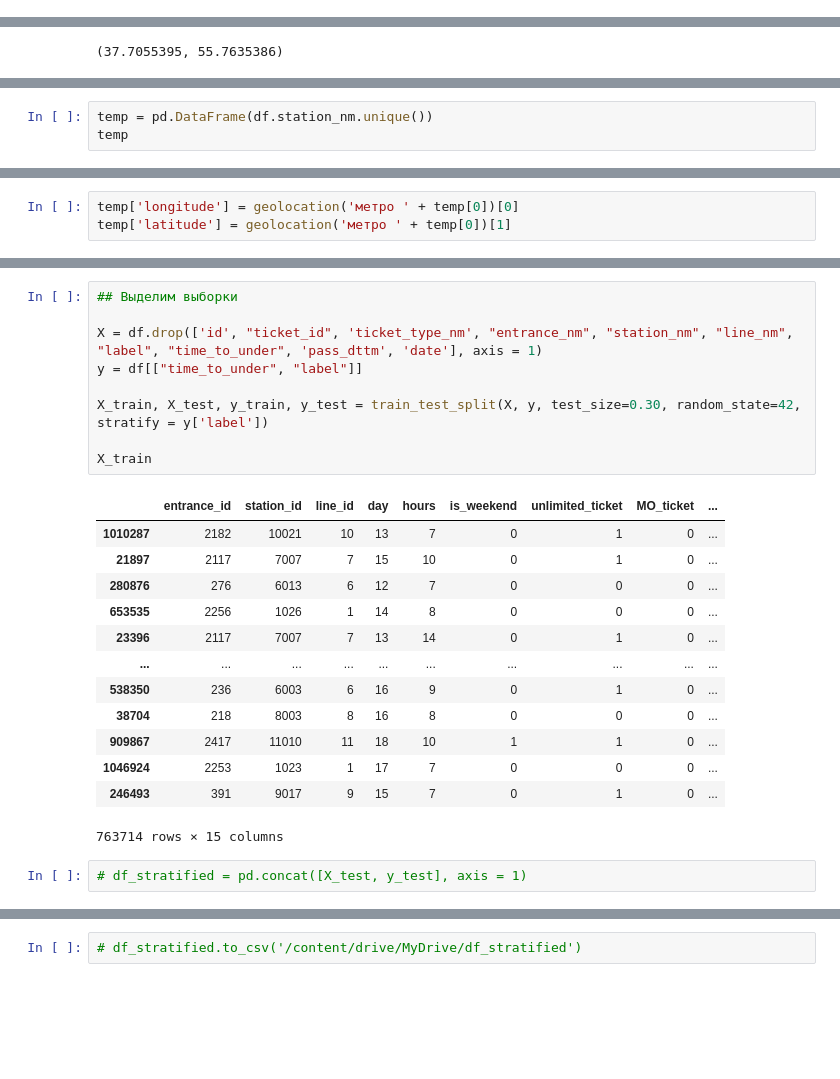
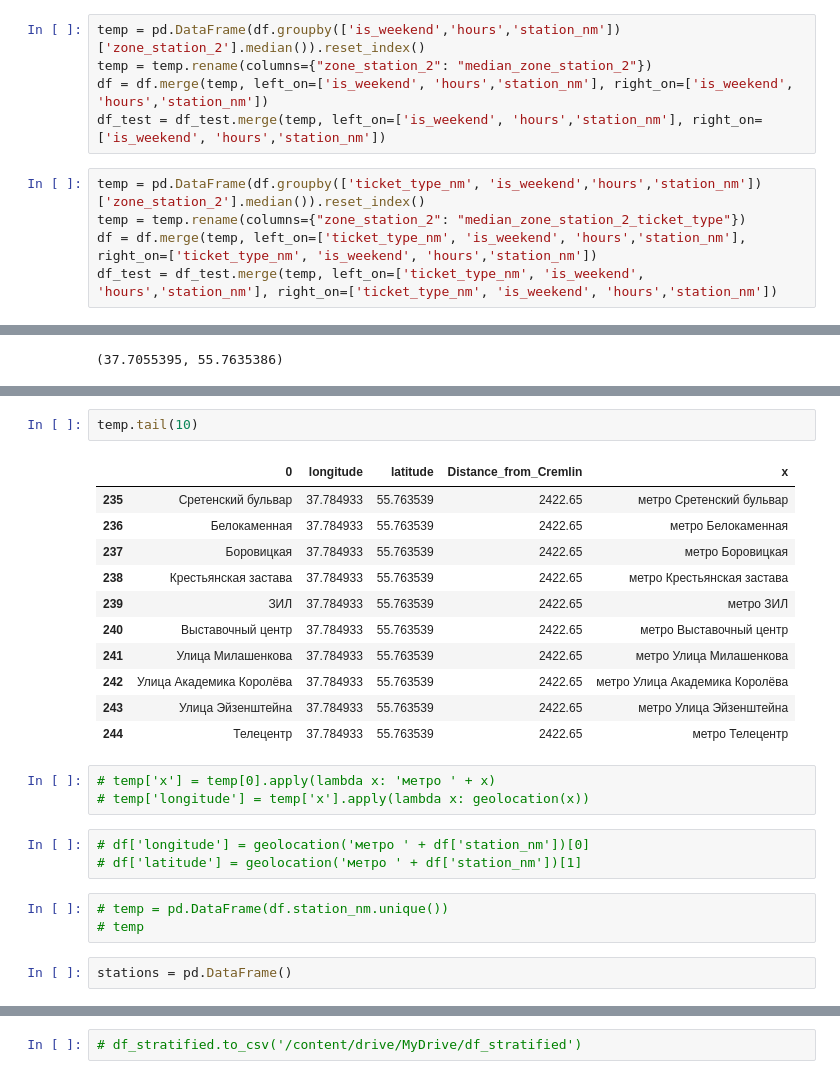
Before and after one commit to varvaraptl/itinerary_forecast, a Jupyter notebook: moscow_metro_predict.ipynb, the cells around one changed output, grey strips where cells are left out. Drawn from its saved outputs; the diff is of its cells as text; blank space fills up the shorter version.

```diff
--- a/moscow_metro_predict.ipynb
+++ b/moscow_metro_predict.ipynb
@@ -584 +633,11 @@ df = df.drop(['station_nm_x', 'station_nm_y'], axis = 1)
+# %%
+temp = pd.DataFrame(df.groupby(['is_weekend','hours','station_nm'])['zone_station_2'].median()).reset_index()
+temp = temp.rename(columns={"zone_station_2": "median_zone_station_2"})
+df = df.merge(temp, left_on=['is_weekend', 'hours','station_nm'], right_on=['is_weekend', 'hours','station_nm'])
+df_test = df_test.merge(temp, left_on=['is_weekend', 'hours','station_nm'], right_on=['is_weekend', 'hours','station_nm'])
+# %%
+temp = pd.DataFrame(df.groupby(['ticket_type_nm', 'is_weekend','hours','station_nm'])['zone_station_2'].median()).reset_index()
+temp = temp.rename(columns={"zone_station_2": "median_zone_station_2_ticket_type"})
+df = df.merge(temp, left_on=['ticket_type_nm', 'is_weekend', 'hours','station_nm'], right_on=['ticket_type_nm', 'is_weekend', 'hours','station_nm'])
+df_test = df_test.merge(temp, left_on=['ticket_type_nm', 'is_weekend', 'hours','station_nm'], right_on=['ticket_type_nm', 'is_weekend', 'hours','station_nm'])
 # %%
@@ -662,3 +693,0 @@ GeocoderTimedOut: ignored
-# %%
-temp = pd.DataFrame(df.station_nm.unique())
-temp
@@ -679,3 +693,0 @@ temp
-# %%
-temp['longitude'] = geolocation('метро ' + temp[0])[0]
-temp['latitude'] = geolocation('метро ' + temp[0])[1]
@@ -724,25 +694,25 @@ array(['Лефортово', 'Войковская', 'Аэропорт', 'Кос
-# %%
-## Выделим выборки
-
-X = df.drop(['id', "ticket_id", 'ticket_type_nm', "entrance_nm", "station_nm", "line_nm", "label", "time_to_under", 'pass_dttm', 'date'], axis = 1)
-y = df[["time_to_under", "label"]]
-
-X_train, X_test, y_train, y_test = train_test_split(X, y, test_size=0.30, random_state=42, stratify = y['label'])
-
-X_train
-# %% [output]
-|  | entrance_id | station_id | line_id | day | hours | is_weekend | unlimited_ticket | MO_ticket | ... |
-| 1010287 | 2182 | 10021 | 10 | 13 | 7 | 0 | 1 | 0 | ... |
-| 21897 | 2117 | 7007 | 7 | 15 | 10 | 0 | 1 | 0 | ... |
-| 280876 | 276 | 6013 | 6 | 12 | 7 | 0 | 0 | 0 | ... |
-| 653535 | 2256 | 1026 | 1 | 14 | 8 | 0 | 0 | 0 | ... |
-| 23396 | 2117 | 7007 | 7 | 13 | 14 | 0 | 1 | 0 | ... |
-| ... | ... | ... | ... | ... | ... | ... | ... | ... | ... |
-| 538350 | 236 | 6003 | 6 | 16 | 9 | 0 | 1 | 0 | ... |
-| 38704 | 218 | 8003 | 8 | 16 | 8 | 0 | 0 | 0 | ... |
-| 909867 | 2417 | 11010 | 11 | 18 | 10 | 1 | 1 | 0 | ... |
-| 1046924 | 2253 | 1023 | 1 | 17 | 7 | 0 | 0 | 0 | ... |
-| 246493 | 391 | 9017 | 9 | 15 | 7 | 0 | 1 | 0 | ... |
-763714 rows × 15 columns
-# %%
-# df_stratified = pd.concat([X_test, y_test], axis = 1)
+# %%
+temp.tail(10)
+# %% [output]
+|  | 0 | longitude | latitude | Distance_from_Cremlin | x |
+| 235 | Сретенский бульвар | 37.784933 | 55.763539 | 2422.65 | метро Сретенский бульвар |
+| 236 | Белокаменная | 37.784933 | 55.763539 | 2422.65 | метро Белокаменная |
+| 237 | Боровицкая | 37.784933 | 55.763539 | 2422.65 | метро Боровицкая |
+| 238 | Крестьянская застава | 37.784933 | 55.763539 | 2422.65 | метро Крестьянская застава |
+| 239 | ЗИЛ | 37.784933 | 55.763539 | 2422.65 | метро ЗИЛ |
+| 240 | Выставочный центр | 37.784933 | 55.763539 | 2422.65 | метро Выставочный центр |
+| 241 | Улица Милашенкова | 37.784933 | 55.763539 | 2422.65 | метро Улица Милашенкова |
+| 242 | Улица Академика Королёва | 37.784933 | 55.763539 | 2422.65 | метро Улица Академика Королёва |
+| 243 | Улица Эйзенштейна | 37.784933 | 55.763539 | 2422.65 | метро Улица Эйзенштейна |
+| 244 | Телецентр | 37.784933 | 55.763539 | 2422.65 | метро Телецентр |
+# %%
+# temp['x'] = temp[0].apply(lambda x: 'метро ' + x)
+# temp['longitude'] = temp['x'].apply(lambda x: geolocation(x))
+# %%
+# df['longitude'] = geolocation('метро ' + df['station_nm'])[0]
+# df['latitude'] = geolocation('метро ' + df['station_nm'])[1]
+# %%
+# temp = pd.DataFrame(df.station_nm.unique())
+# temp
+# %%
+stations = pd.DataFrame()
```
Also changed, not shown: parts of 120 cells of this notebook.
